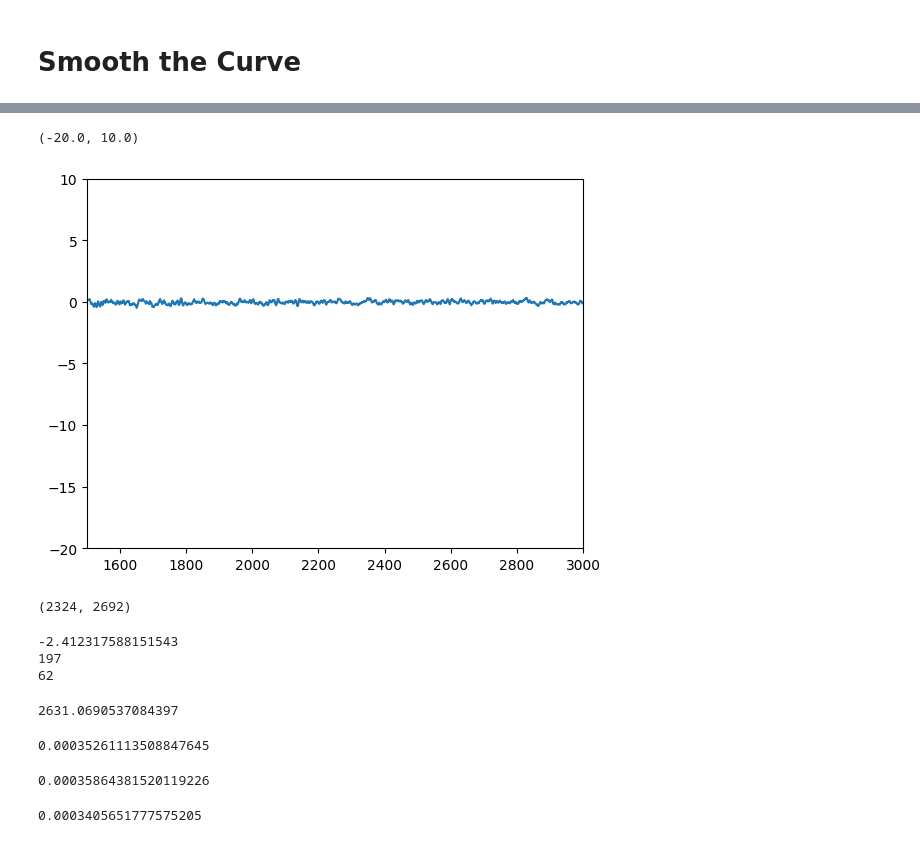
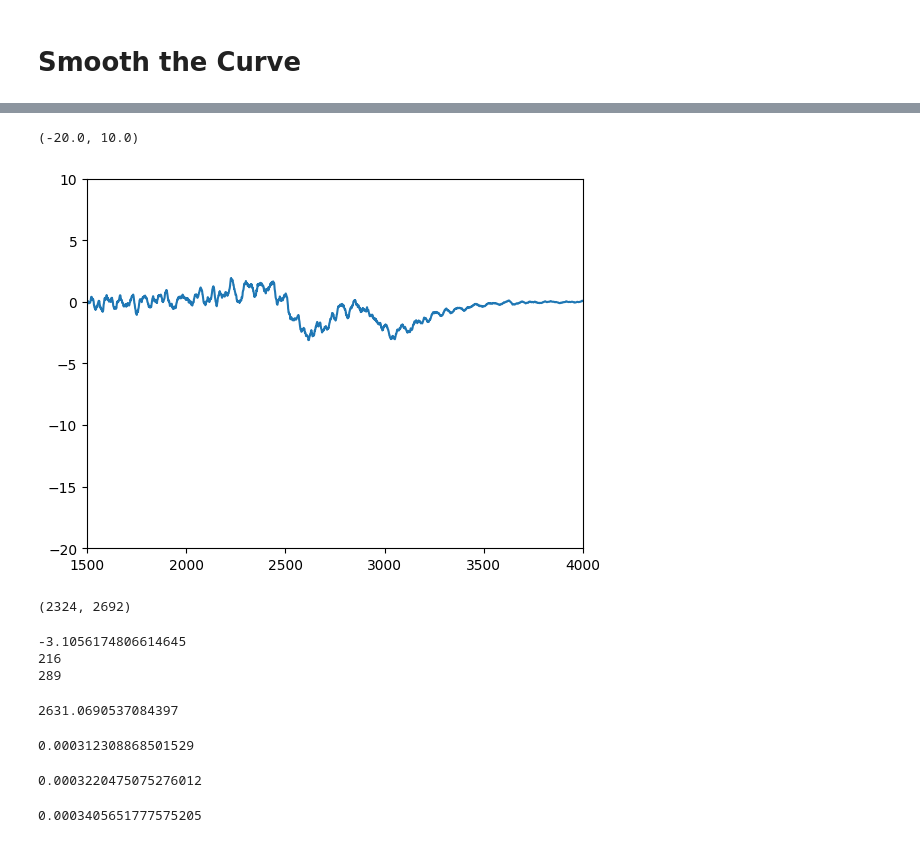
Before and after one commit to ShawnTHLIN/Neutron_research_code, a Jupyter notebook: Neutron_experiment/Calibration/Calibration_code.ipynb, the cells around one changed output, grey strips where cells are left out. Cells and saved outputs as stored; diff of their text form; code cells hidden in the pictures.

```diff
--- a/Neutron_experiment/Calibration/Calibration_code.ipynb
+++ b/Neutron_experiment/Calibration/Calibration_code.ipynb
@@ -112,8 +112,8 @@ plt.plot(x_axis,Ch6_data)
 # %% [markdown]
 #  Smooth the Curve
 # %%
-Ch0_smoothed = savgol_filter(Ch0_data, 71, 3)
+Ch0_smoothed = savgol_filter(Ch4_data, 71, 3)
 
 plt.plot(x_axis,Ch0_smoothed)
-plt.xlim(0,2000)
+plt.xlim(0,4000)
 # %% [output]
@@ -130,38 +130,38 @@ plt.ylim(-20,10)
 # %%
-Ch0_diff_smoothed = savgol_filter(Ch0_diff, 11, 3)
+Ch0_diff_smoothed = savgol_filter(Ch0_diff, 31, 3)
 
 plt.plot(x_axis[:-1],Ch0_diff_smoothed)
-plt.xlim(1500,3000)
+plt.xlim(1500,4000)
 plt.ylim(-20,10)
 # %% [output]
 (-20.0, 10.0)
-[figure, old version]
+[figure, new version]
 # %%
 2324, 2692
 # %% [output]
 (2324, 2692)
 # %%
-print(np.min(Ch0_diff_smoothed[1000:1500]))
-print(np.argmin(Ch0_diff_smoothed[1000:1500]))
-print(np.argmin(Ch0_diff_smoothed[2600:2800]))
+print(np.min(Ch0_diff_smoothed[2000:3000]))
+print(np.argmin(Ch0_diff_smoothed[2400:2700]))
+print(np.argmin(Ch0_diff_smoothed[2700:3000]))
 # %% [output]
--2.412317588151543
-197
-62
+-3.1056174806614645
+216
+289
 # %%
 print(2317*1.332/1.173)
 # %% [output]
 2631.0690537084397
 # %%
 #1.173
-0.817/2317
+0.817/2616
 # %% [output]
-0.00035261113508847645
+0.000312308868501529
 # %%
 #1.332
-0.9626/2684
+0.9626/2989
 # %% [output]
-0.00035864381520119226
+0.0003220475075276012
 # %%
 #0.662
 0.3736/1097
```
Also changed, not shown: parts of 2 cells of this notebook, 9 other files.
